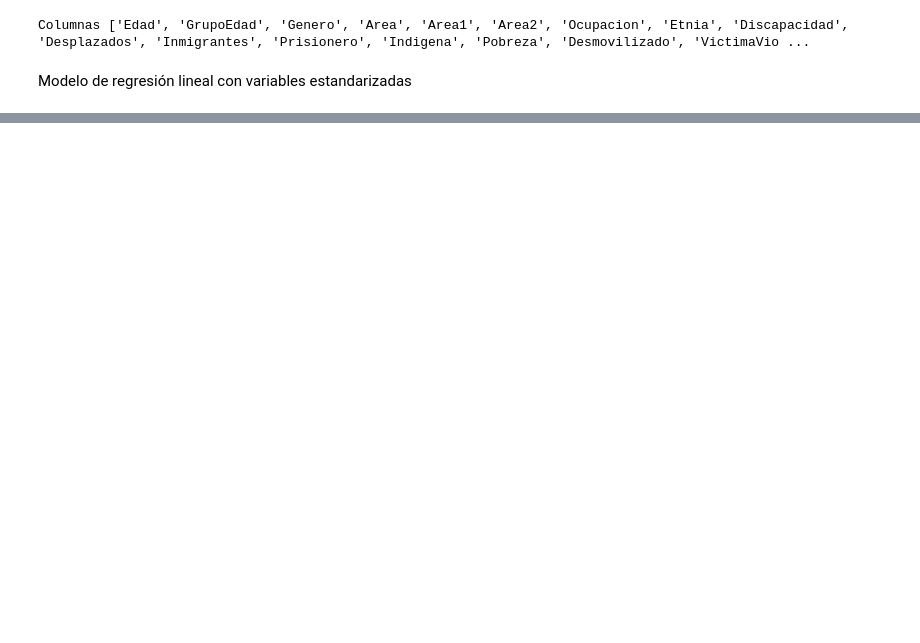
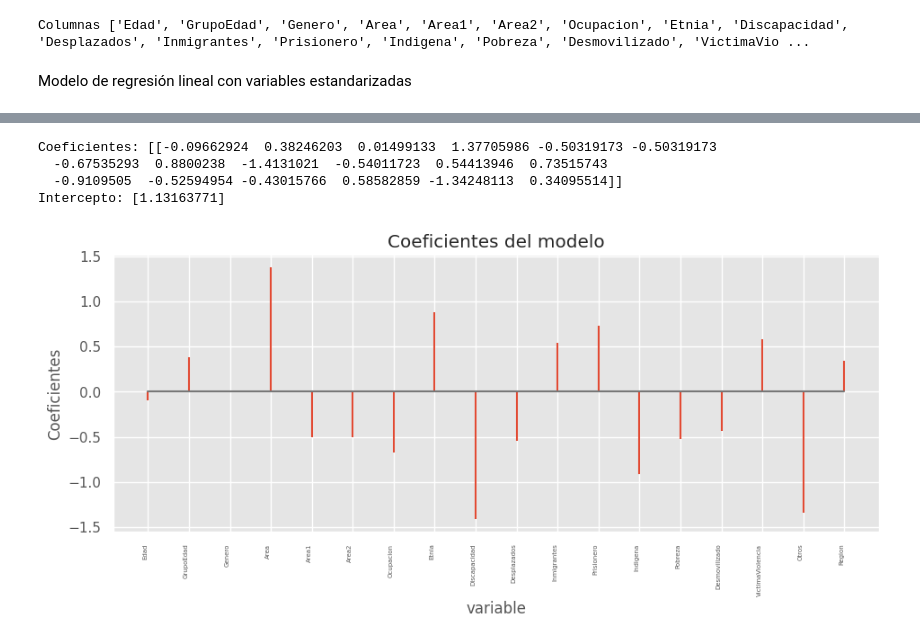
Before and after one commit to cam2149/MachinelearningI, a Jupyter notebook: Examen3_Ejercicio4.ipynb, the cells around one changed output, grey strips where cells are left out. Cells and saved outputs as stored; diff of their text form; code cells hidden in the pictures; blank space fills up the shorter version.

```diff
--- a/Examen3_Ejercicio4.ipynb
+++ b/Examen3_Ejercicio4.ipynb
@@ -568,0 +595,23 @@ enet_model.score(X_train, y_train)
+# %%
+# Coeficientes del modelo Ridge
+# ==============================================================================
+coefficients = ridge_model.coef_
+intercept = ridge_model.intercept_
+print("")
+print("Coeficientes:", coefficients)
+print("Intercepto:", intercept)
+print("")
+dfDenge_coeficientes = pd.DataFrame({'predictor': X.columns, 'coef': ridge_model.coef_[0]})
+
+fig, ax = plt.subplots(figsize=(11, 4))
+ax.stem(dfDenge_coeficientes.predictor, dfDenge_coeficientes.coef, markerfmt=' ')
+plt.xticks(rotation=90, ha='right', size=5)
+ax.set_xlabel('variable')
+ax.set_ylabel('Coeficientes')
+ax.set_title('Coeficientes del modelo');
+# %% [output]
+Coeficientes: [[-0.09662924  0.38246203  0.01499133  1.37705986 -0.50319173 -0.50319173
+  -0.67535293  0.8800238  -1.4131021  -0.54011723  0.54413946  0.73515743
+  -0.9109505  -0.52594954 -0.43015766  0.58582859 -1.34248113  0.34095514]]
+Intercepto: [1.13163771]
+[figure, added]
```
Also changed, not shown: parts of 28 cells of this notebook.
